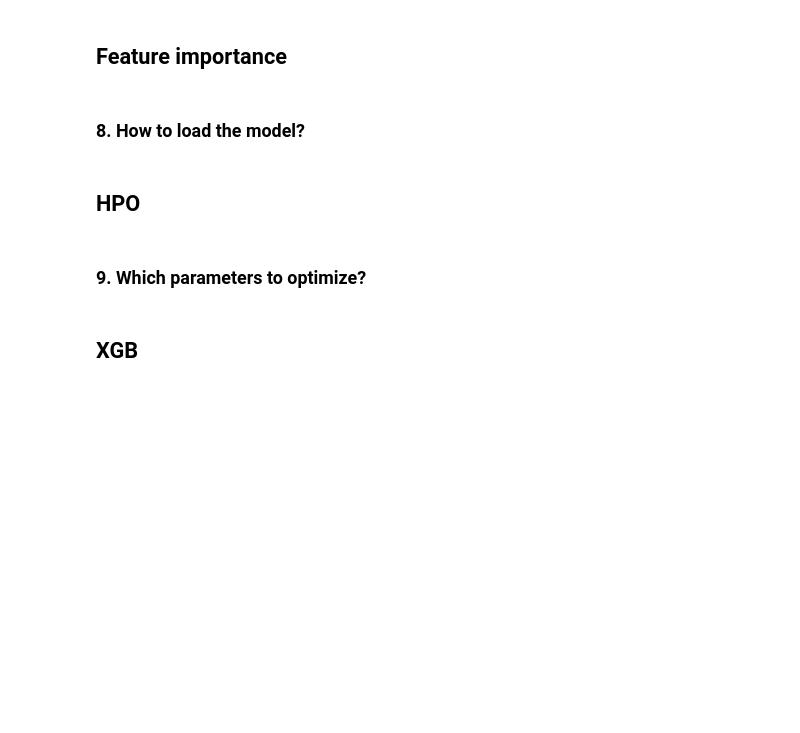
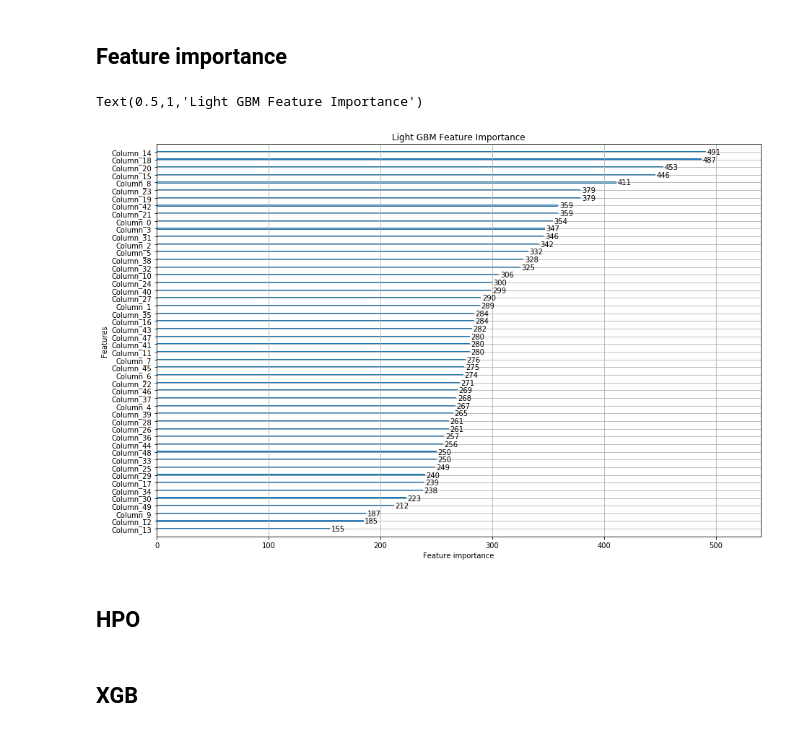
Before and after one commit to afdebbas/DataScience, a Jupyter notebook: Classification_Pipelines.ipynb, the cells around one changed output. Saved outputs shown, nothing was run; the diff lists cells and outputs as text; code cells hidden in the pictures; blank space fills up the shorter version.

```diff
--- a/Classification_Pipelines.ipynb
+++ b/Classification_Pipelines.ipynb
@@ -217,7 +278,10 @@ for i, (train_index, valid_index) in enumerate(skf.split(X, y)):
     y_train = y[train_index]
     y_valid = y[valid_index]
 
-    svc = SVC().fit(X_train, y_train)
+    svc = SVC(C=0.1,
+              # gamma="scale",
+              max_iter=1000,
+              probability=True).fit(X_train, y_train)
 
     y_pred = svc.predict_proba(X_valid)[:,1]
     train.loc[valid_index, arch] = y_pred
@@ -246,7 +308,8 @@ for i, (train_index, valid_index) in enumerate(skf.split(X, y)):
     y_train = y[train_index]
     y_valid = y[valid_index]
 
-    nei = KNeighborsClassifier(p=1, n_jobs=-1).fit(X_train, y_train)
+    nei = KNeighborsClassifier(n_neighbors=100,
+                               p=1, n_jobs=-1).fit(X_train, y_train)
 
     y_pred = nei.predict_proba(X_valid)[:,1]
     train.loc[valid_index, arch] = y_pred
@@ -277,6 +349,7 @@ for i, (train_index, valid_index) in enumerate(skf.split(X, y)):
     y_valid = y[valid_index]
 
     rfc = RandomForestClassifier(n_estimators=100,
+                                 criterion='gini',
                                  n_jobs=-1).fit(X_train, y_train)
 
     y_pred = rfc.predict_proba(X_valid)[:,1]
@@ -341,7 +423,7 @@ for i, (train_index, valid_index) in enumerate(skf.split(X, y)):
                       early_stopping_rounds=early_stop_rounds,
                       verbose_eval=0)
 
-    # PUT YOUR CODE HERE
+    joblib.dump(model, "./output/lgb_"+str(i)+".pkl")
 
     y_pred = model.predict(X_valid)
     train.loc[valid_index, arch] = y_pred
@@ -354,16 +447,17 @@ print()
 # %% [markdown]
 ## Feature importance
-# %% [markdown]
-### 8. How to load the model?
 # %%
 import matplotlib.pyplot as plt
 %matplotlib inline
 
-# PUT YOUR CODE HERE
+model = joblib.load("./output/lgb_0.pkl")
 
 fig, ax = plt.subplots(figsize=(15, 10))
 lgb.plot_importance(model, max_num_features=50, ax=ax)
 plt.title("Light GBM Feature Importance")
+# %% [output]
+Text(0.5,1,'Light GBM Feature Importance')
+[figure, added]
 # %% [markdown]
 ## HPO
 # %%
@@ -410,8 +504,6 @@ def evaluate(**new_params):
     print()
 
     return auc
-# %% [markdown]
-### 9. Which parameters to optimize?
 # %%
 # https://github.com/fmfn/BayesianOptimization
 
```
Also changed, not shown: parts of 64 cells of this notebook.
